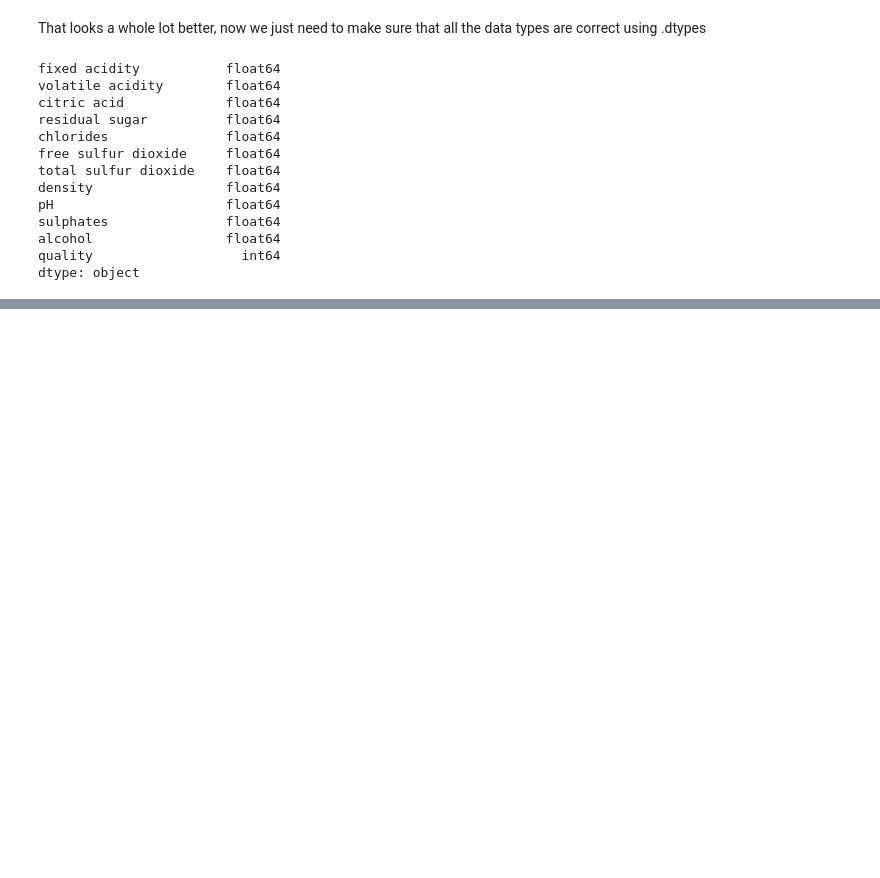
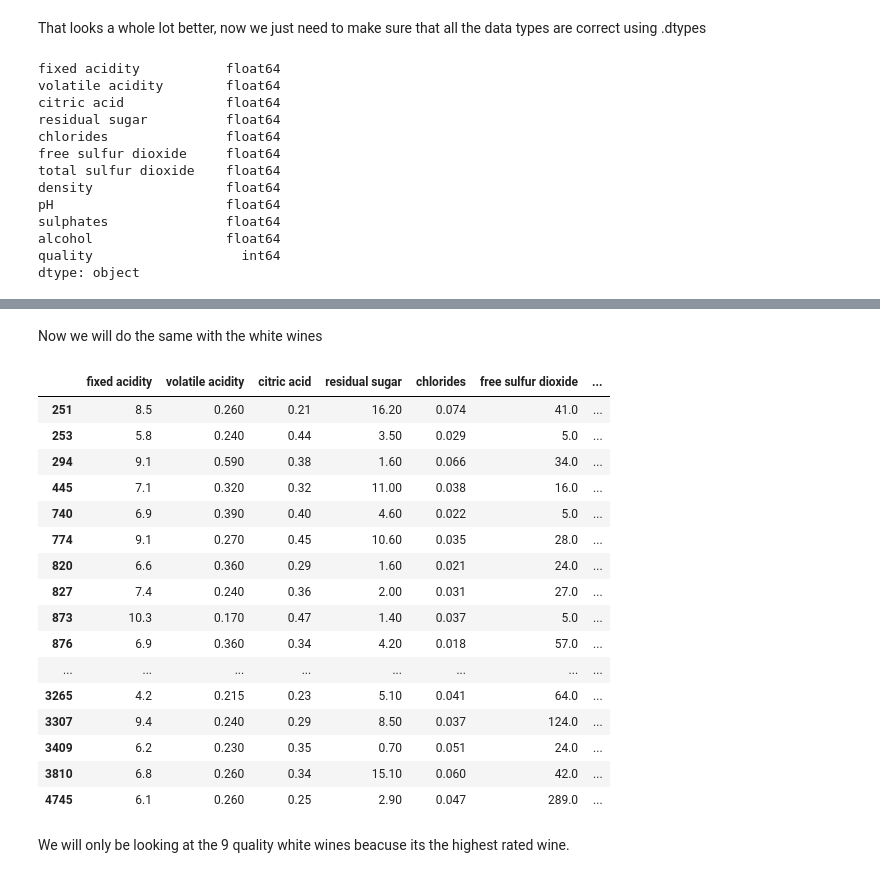
Before and after one commit to Darkskorpion683/Project1WineQuality, a Jupyter notebook: Project1Wine.ipynb, the cells around one changed output, grey strips where cells are left out. Drawn from its saved outputs; the diff is of its cells as text; code cells hidden in the pictures; blank space fills up the shorter version.

```diff
--- a/Project1Wine.ipynb
+++ b/Project1Wine.ipynb
@@ -104,0 +180,24 @@ PErfect no string variable we are all set to use this dataset.
+# %% [markdown]
+Now we will do the same with the white wines
+# %%
+whiteWine_df[(whiteWine_df['quality'].isin([1,2,3,9]))]
+# %% [output]
+|  | fixed acidity | volatile acidity | citric acid | residual sugar | chlorides | free sulfur dioxide | ... |
+| 251 | 8.5 | 0.260 | 0.21 | 16.20 | 0.074 | 41.0 | ... |
+| 253 | 5.8 | 0.240 | 0.44 | 3.50 | 0.029 | 5.0 | ... |
+| 294 | 9.1 | 0.590 | 0.38 | 1.60 | 0.066 | 34.0 | ... |
+| 445 | 7.1 | 0.320 | 0.32 | 11.00 | 0.038 | 16.0 | ... |
+| 740 | 6.9 | 0.390 | 0.40 | 4.60 | 0.022 | 5.0 | ... |
+| 774 | 9.1 | 0.270 | 0.45 | 10.60 | 0.035 | 28.0 | ... |
+| 820 | 6.6 | 0.360 | 0.29 | 1.60 | 0.021 | 24.0 | ... |
+| 827 | 7.4 | 0.240 | 0.36 | 2.00 | 0.031 | 27.0 | ... |
+| 873 | 10.3 | 0.170 | 0.47 | 1.40 | 0.037 | 5.0 | ... |
+| 876 | 6.9 | 0.360 | 0.34 | 4.20 | 0.018 | 57.0 | ... |
+| ... | ... | ... | ... | ... | ... | ... | ... |
+| 3265 | 4.2 | 0.215 | 0.23 | 5.10 | 0.041 | 64.0 | ... |
+| 3307 | 9.4 | 0.240 | 0.29 | 8.50 | 0.037 | 124.0 | ... |
+| 3409 | 6.2 | 0.230 | 0.35 | 0.70 | 0.051 | 24.0 | ... |
+| 3810 | 6.8 | 0.260 | 0.34 | 15.10 | 0.060 | 42.0 | ... |
+| 4745 | 6.1 | 0.260 | 0.25 | 2.90 | 0.047 | 289.0 | ... |
+# %% [markdown]
+We will only be looking at the 9 quality white wines beacuse its the highest rated wine.
```
Also changed, not shown: parts of 10 cells of this notebook.
